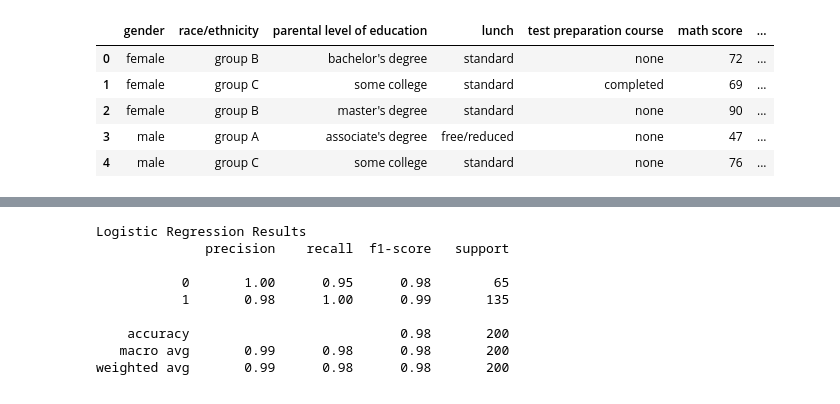
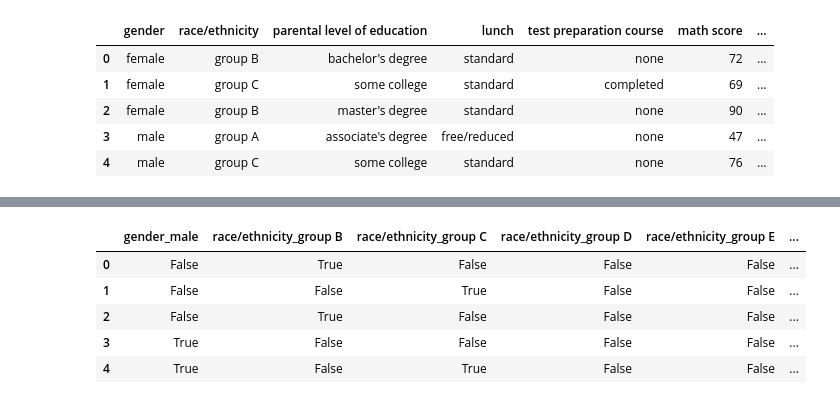
Before and after one commit to niranjan-74088/student_performance_prediction, a Jupyter notebook: student_performance_prediction.ipynb, the cells around one changed output, grey strips where cells are left out. Saved outputs shown, nothing was run; the diff lists cells and outputs as text; code cells hidden in the pictures.

```diff
--- a/student_performance_prediction.ipynb
+++ b/student_performance_prediction.ipynb
@@ -9,7 +9,7 @@ from sklearn.metrics import accuracy_score, precision_score, recall_score, f1_sc
 from sklearn.linear_model import LogisticRegression
 from sklearn.ensemble import RandomForestClassifier, GradientBoostingClassifier
 # %%
-df = pd.read_csv("data/StudentsPerformance.csv", sep=",")
+df = pd.read_csv("data/StudentsPerformance.csv")
 df.head()
 # %% [output]
 |  | gender | race/ethnicity | parental level of education | lunch | test preparation course | math score | ... |
@@ -51,5 +20,0 @@ df.describe()
-# %%
-# Pass if math score >= 60
-df['performance'] = (df['math score'] >= 60).astype(int)
-
-df[['math score', 'performance']].head()
@@ -63,8 +20,0 @@ df[['math score', 'performance']].head()
-# %%
-categorical_cols = df.select_dtypes(include='object').columns
-
-le = LabelEncoder()
-for col in categorical_cols:
-    df[col] = le.fit_transform(df[col])
-
-df.head()
@@ -77,0 +21,13 @@ df.head()
+# %%
+# Create total score
+df["total_score"] = (
+    df["math score"] +
+    df["reading score"] +
+    df["writing score"]
+)
+
+# Top 30% performers
+threshold = df["total_score"].quantile(0.7)
+df["performance"] = (df["total_score"] >= threshold).astype(int)
+
+df[["total_score", "performance"]].head()
@@ -78,6 +41,22 @@ df.head()
 # %%
-X = df.drop('performance', axis=1)
-y = df['performance']
+X = df.drop(
+    ["math score", "reading score", "writing score", "total_score", "performance"],
+    axis=1
+)
+
+y = df["performance"]
+
+# One-hot encoding
+X = pd.get_dummies(X, drop_first=True)
+
+X.head()
+# %% [output]
+|  | gender_male | race/ethnicity_group B | race/ethnicity_group C | race/ethnicity_group D | race/ethnicity_group E | ... |
+| 0 | False | True | False | False | False | ... |
+| 1 | False | False | True | False | False | ... |
+| 2 | False | True | False | False | False | ... |
+| 3 | True | False | False | False | False | ... |
+| 4 | True | False | True | False | False | ... |
 # %%
 X_train, X_test, y_train, y_test = train_test_split(
     X, y,
@@ -92,21 +76,3 @@ X_test_scaled = scaler.transform(X_test)
-# %%
-lr = LogisticRegression(max_iter=1000)
-lr.fit(X_train_scaled, y_train)
-
-y_pred_lr = lr.predict(X_test_scaled)
-
-print("Logistic Regression Results")
-print(classification_report(y_test, y_pred_lr))
-# %% [output]
-Logistic Regression Results
-              precision    recall  f1-score   support
-
-           0       1.00      0.95      0.98        65
-           1       0.98      1.00      0.99       135
-
-    accuracy                           0.98       200
-   macro avg       0.99      0.98      0.98       200
-weighted avg       0.99      0.98      0.98       200
 # %%
 rf = RandomForestClassifier(
     n_estimators=200,
```
Also changed, not shown: parts of 14 cells of this notebook.
